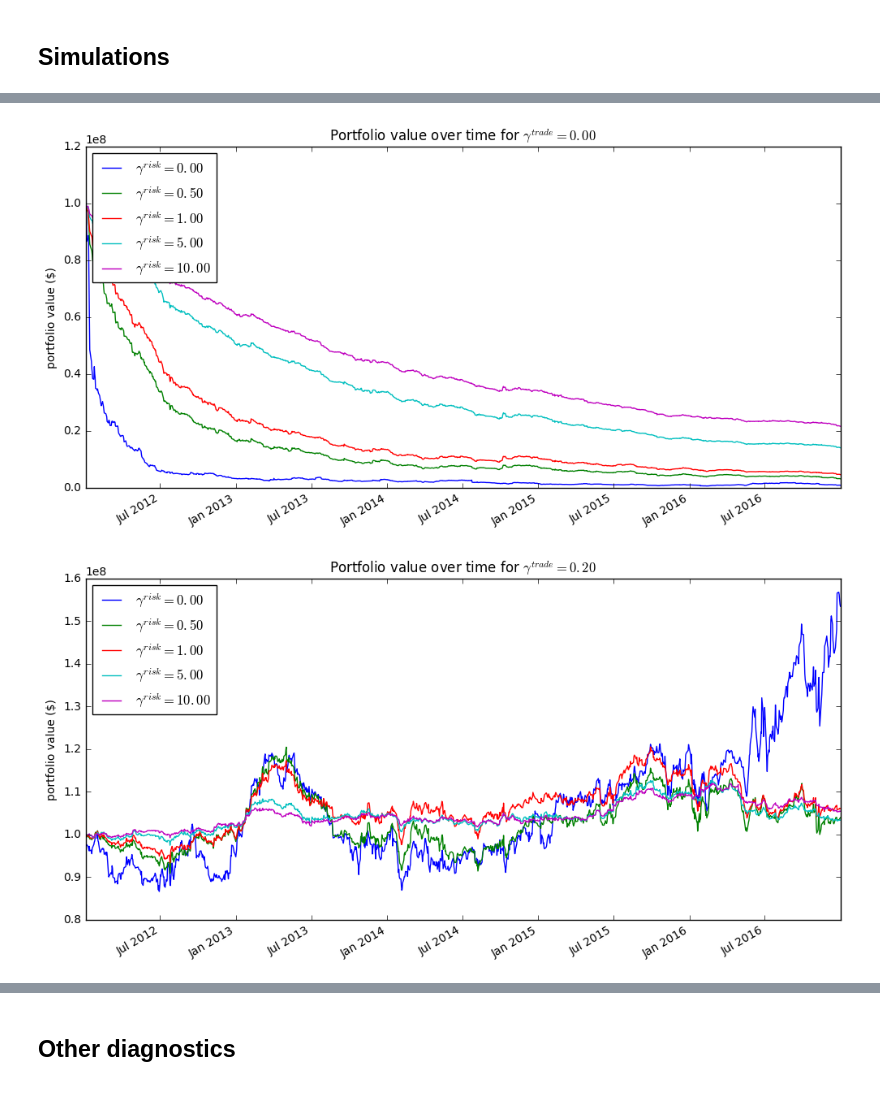
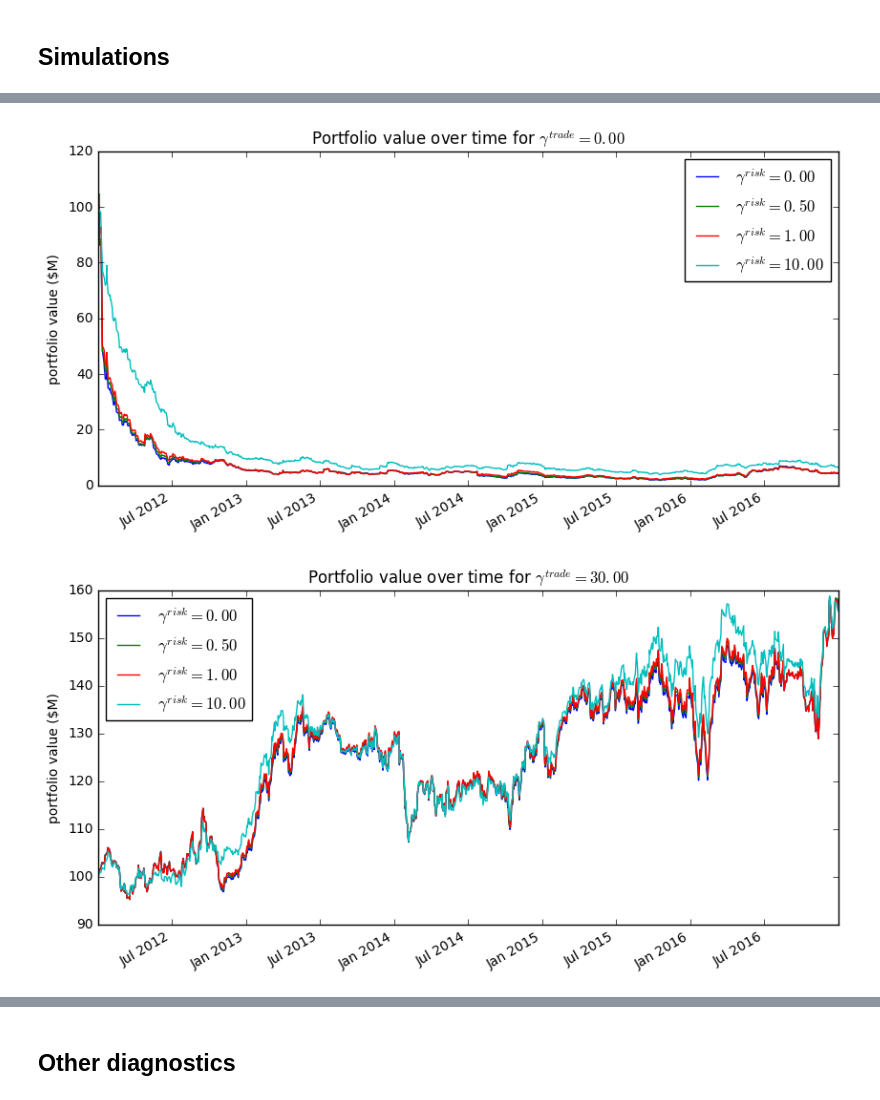
Before and after one commit to cvxgrp/cvxportfolio, a Jupyter notebook: SinglePeriodOptimizationExample.ipynb, the cells around one changed output, grey strips where cells are left out. Cells and saved outputs as stored; diff of their text form; code cells hidden in the pictures.

Commit message:
new risk model and better spo example

```diff
--- a/SinglePeriodOptimizationExample.ipynb
+++ b/SinglePeriodOptimizationExample.ipynb
@@ -54,6 +62,6 @@ p_0 = 1E8*p
 ## Policy
 # %%
 # larger than .4 we almost don't trade.
-gamma_tcosts = [0., .2, .3, .4]
+gamma_tcosts = [0., 30.,35., 40., 45., 50.]
 gamma_tcosts
 # %% [output]
@@ -61,6 +69,6 @@ gamma_tcosts
 # %%
 # values smaller than .3 give basically same result as with 0.
 #gamma_risks = np.logspace(-.5,1,3)
-gamma_risks = [0., .5, 1., 5., 10.]
+gamma_risks = [0., .5, 1., 10.]
 gamma_risks
 # %% [output]
@@ -75,7 +83,7 @@ for gamma_risk in gamma_risks:
 ## Simulations
 # %%
 five_years=returns.index[(returns.index>"2012-01-01")] # "2012-01-01"
-results_raw = simulator.run_multiple_backtest(p_0, five_years, policies=policies.values())
+results_raw = simulator.run_multiple_backtest(p_0, five_years, policies=policies.values(), parallel=True)
 results=dict(zip(policies.keys(), results_raw))
 # %% [output]
 WARNING:root:Setting stocks Index(['EQIX'], dtype='object') on 2014-09-25 00:00:00 to null trades (because market volumes are 0)
@@ -118,12 +126,13 @@ plt.savefig(plotdir+'spo_riskrewardfrontier.png')
 # %%
+init_val = 100E6
 plt.figure(figsize=(8,5))
 for gamma_tcost in gamma_tcosts[1:]:
     #plt.figure()
-    x = [result_df.loc[(i, gamma_tcost)].volatility for i in gamma_risks]
-    y = [result_df.loc[(i, gamma_tcost)].mean_return for i in gamma_risks]
+    x = [100*result_df.loc[(i, gamma_tcost)].simulator_TcostModel.sum().sum()/init_val for i in gamma_risks]
+    y = [100*result_df.loc[(i, gamma_tcost)].profit/init_val for i in gamma_risks]
     plt.plot(np.array(x),np.array(y), '.-', label='$\gamma^{trade} = %.2f$'%gamma_tcost)
-plt.legend(loc='upper left')
-plt.xlabel('Annualized volatility')
-plt.ylabel('Annualized average return')
-plt.savefig(plotdir+'spo_riskrewardfrontier.png')
+plt.legend(loc='upper right')
+plt.xlabel("Simulated t. costs (%)")
+plt.ylabel("Simulated profit (%)")
+plt.savefig(plotdir+'spo_profittcost.png')
 # %% [output]
@@ -155,12 +163,12 @@ result_df.applymap(lambda x: x.sharpe_ratio)
 # %%
 for i in range(4):
     gamma_tcost = gamma_tcosts[i]
-    plt.figure(figsize=(12,6))
-    [results[(i, gamma_tcost)].v.plot(label='$\gamma^{risk} = %.2f$'%i) for i in gamma_risks]
-    plt.legend(loc='upper left')
-    plt.ylabel('portfolio value (\$)')
+    plt.figure(figsize=(10,5))
+    [(results[(i, gamma_tcost)].v/1E6).plot(label='$\gamma^{risk} = %.2f$'%i) for i in gamma_risks]
+    plt.legend(loc='upper right' if i==0 else 'upper left')
+    plt.ylabel('portfolio value (\$M)')
     plt.title('Portfolio value over time for $\gamma^{trade} = %.2f$'%gamma_tcost)
     plt.savefig(plotdir+'spo_valueintime_gammatrade%d.png'%i)
 # %% [output]
-[figure, old version]
+[figure, new version]
-[figure, old version]
+[figure, new version]
```
Also changed, not shown: parts of 22 cells of this notebook, 3 other files.
